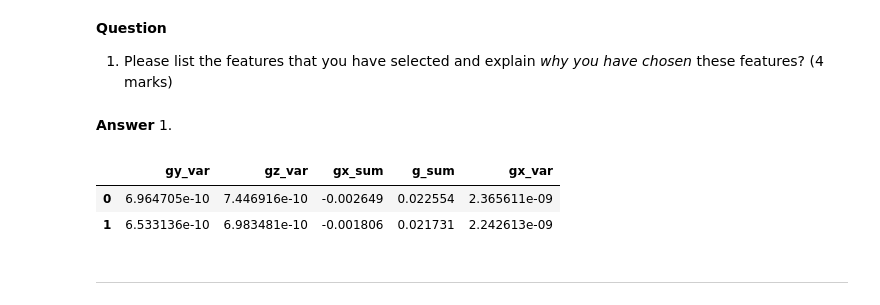
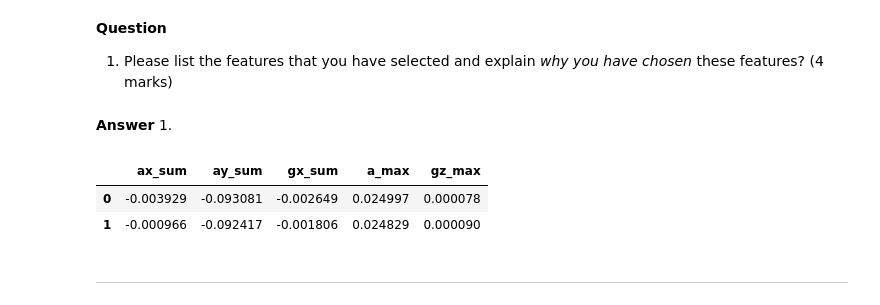
Before and after one commit to azizaahsan1/engg680_2024_fall, a Jupyter notebook: Lab_Assignment4/Assignment 4.ipynb, the cells around one changed output. Cells and saved outputs as stored; diff of their text form; code cells hidden in the pictures.

```diff
--- a/Lab_Assignment4/Assignment 4.ipynb
+++ b/Lab_Assignment4/Assignment 4.ipynb
@@ -713,12 +713,12 @@ ___
 1.
 # %%
 # TODO - Load group selected features from cv_set to X
-X = cv_set[['gy_var', 'gz_var', 'gx_sum', 'g_sum', 'gx_var']]
+X = cv_set[['ax_sum', 'ay_sum', 'gx_sum', 'a_max', 'gz_max']]
 X.head(2)
 # %% [output]
-|  | gy_var | gz_var | gx_sum | g_sum | gx_var |
-| 0 | 6.964705e-10 | 7.446916e-10 | -0.002649 | 0.022554 | 2.365611e-09 |
-| 1 | 6.533136e-10 | 6.983481e-10 | -0.001806 | 0.021731 | 2.242613e-09 |
+|  | ax_sum | ay_sum | gx_sum | a_max | gz_max |
+| 0 | -0.003929 | -0.093081 | -0.002649 | 0.024997 | 0.000078 |
+| 1 | -0.000966 | -0.092417 | -0.001806 | 0.024829 | 0.000090 |
 # %%
 # TODO - Load motion_state column (target vector) into y
 y = cv_set['motion_state']
```
Also changed, not shown: parts of 13 cells of this notebook.
